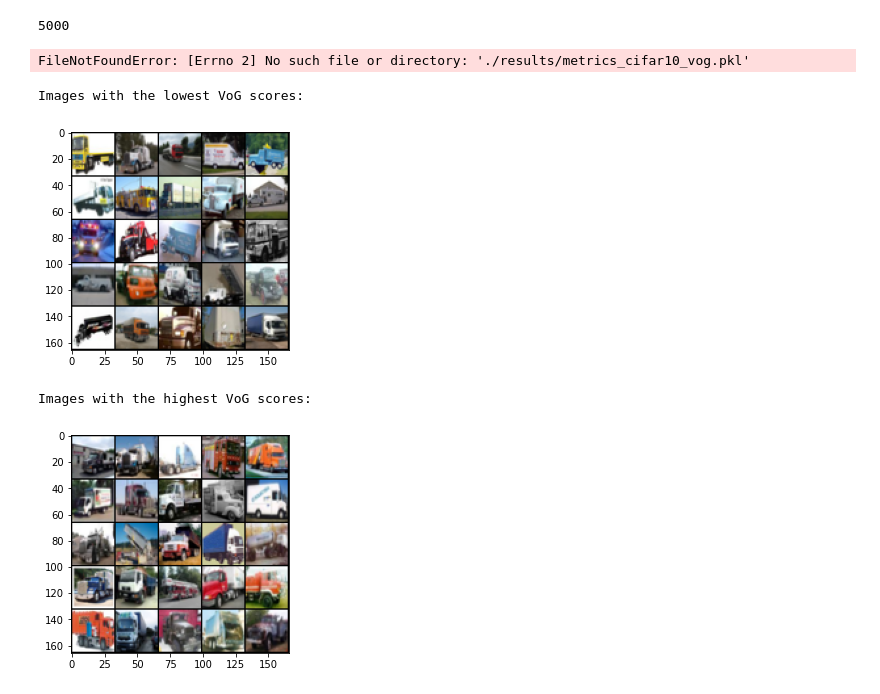
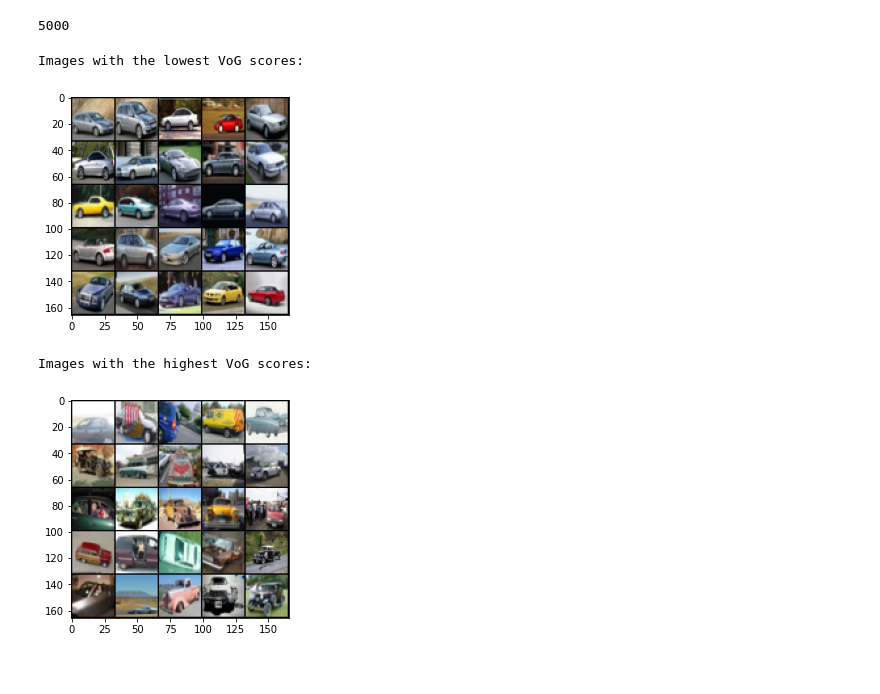
Before and after one commit to Samarendra109/DL-Project, a Jupyter notebook: vog_metric_test.ipynb, the cells around one changed output. Drawn from its saved outputs; the diff is of its cells as text; code cells hidden in the pictures.

```diff
--- a/vog_metric_test.ipynb
+++ b/vog_metric_test.ipynb
@@ -14,6 +15,7 @@ ImageClassification(
     interpolation=InterpolationMode.BILINEAR
 )
 # %%
+torch.manual_seed(42)
 transform = transforms.Compose(
     [transforms.ToTensor(),
      # transforms.Normalize((0.5, 0.5, 0.5), (0.5, 0.5, 0.5))
@@ -21,18 +23,34 @@ transform = transforms.Compose(
 
 batch_size = 256
 
-trainset = torchvision.datasets.CIFAR10(root='./data', train=True,
-                                        download=True, transform=transform)
-trainloader = torch.utils.data.DataLoader(trainset, batch_size=batch_size,
-                                          shuffle=True, num_workers=2)
-
-testset = torchvision.datasets.CIFAR10(root='./data', train=False,
-                                       download=True, transform=transform)
-testloader = torch.utils.data.DataLoader(testset, batch_size=batch_size,
-                                         shuffle=False, num_workers=2)
-
-classes = ('plane', 'car', 'bird', 'cat',
-           'deer', 'dog', 'frog', 'horse', 'ship', 'truck')
+full_trainset = torchvision.datasets.CIFAR10(
+    root="./data/cifar10", train=True, download=True, transform=transform
+)
+testset = torchvision.datasets.CIFAR10(
+    root="./data/cifar10", train=False, download=True, transform=transform
+)
+classes = (
+    "plane",
+    "car",
+    "bird",
+    "cat",
+    "deer",
+    "dog",
+    "frog",
+    "horse",
+    "ship",
+    "truck",
+)
+full_dataset_size = len(full_trainset)
+dataset_size = int(full_dataset_size * 1.0)
+initial_dataset_indices = torch.randperm(full_dataset_size)[:dataset_size]
+trainset = Subset(full_trainset, initial_dataset_indices)
+trainloader = torch.utils.data.DataLoader(
+    trainset, batch_size=batch_size, shuffle=True, num_workers=2
+)
+testloader = torch.utils.data.DataLoader(
+    testset, batch_size=batch_size, shuffle=False, num_workers=2
+)
 # %% [output]
 Files already downloaded and verified
 Files already downloaded and verified
@@ -81,11 +99,9 @@ print(s)
 5000
 # %%
 import pickle
-metrics_filename = f'./results/metrics_cifar10_vog.pkl'
+metrics_filename = f'./results/metrics_cifar10_el2n_1.0.pkl'
 with open(metrics_filename, 'rb') as f:
     indices, metrics = pickle.load(f)
-# %% [output]
-FileNotFoundError: [Errno 2] No such file or directory: './results/metrics_cifar10_vog.pkl'
 # %%
 import torchvision.utils as vutils
 import numpy as np
@@ -107,34 +123,34 @@ def select_images_by_class(dataset, target_class):
             selected_labels.append(label)
 
     return selected_images, selected_labels
 
 def plot_extreme_vog_images(testset, indices, vog_scores, target_class, num_images=25):
     # Sort images by VoG scores
     sorted_indices = np.argsort(vog_scores)
 
     # Filter sorted_indices to only include indices of images that belong to the target class
     sorted_indices = [i for i in sorted_indices if testset[i][1] == target_class]
 
     # Select the top and bottom images
     lowest_vog_indices = sorted_indices[:num_images]
     highest_vog_indices = sorted_indices[-num_images:]
 
     # Create a dataset with the selected images
     lowest_vog_images = torch.stack([testset[i][0] for i in lowest_vog_indices])
     highest_vog_images = torch.stack([testset[i][0] for i in highest_vog_indices])
 
     # Plot the images with the lowest VoG scores
     print("Images with the lowest VoG scores:")
     imshow(vutils.make_grid(lowest_vog_images, nrow=num_images // 5, padding=1, normalize=True))
 
     # Plot the images with the highest VoG scores
     print("Images with the highest VoG scores:")
     imshow(vutils.make_grid(highest_vog_images, nrow=num_images // 5, padding=1, normalize=True))
 
 # Visualize the 25 images with the lowest and highest VoG scores
-plot_extreme_vog_images(trainset, indices.detach().cpu(), metrics.detach().cpu(), 9)
+plot_extreme_vog_images(trainset, indices.detach().cpu(), metrics.detach().cpu(), 1)
 # %% [output]
 Images with the lowest VoG scores:
-[figure, old version]
+[figure, new version]
 Images with the highest VoG scores:
-[figure, old version]
+[figure, new version]
```
Also changed, not shown: parts of 1 cell of this notebook, 1 other file.
